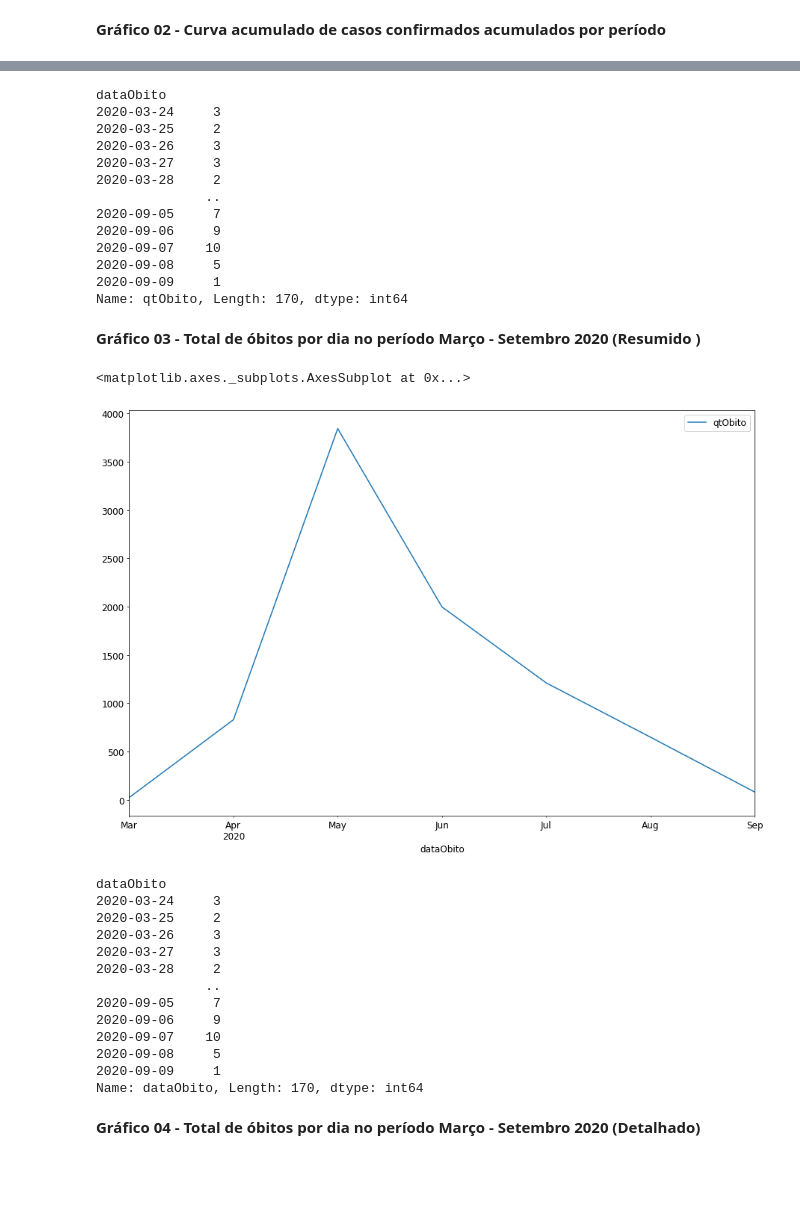
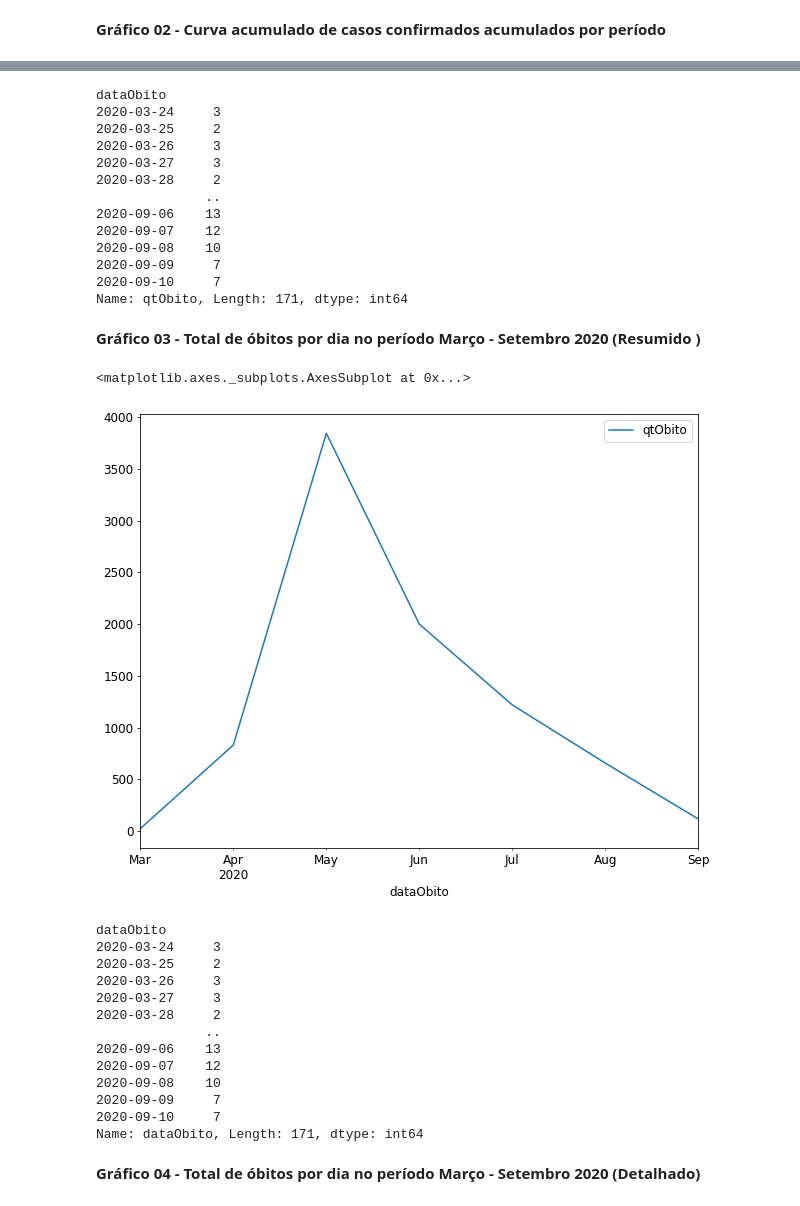
Before and after one commit to ominivac/analise_integraSUS, a Jupyter notebook: Analise_de_dados_do_IntegraSUS.ipynb, the cells around one changed output, grey strips where cells are left out. Saved outputs shown, nothing was run; the diff lists cells and outputs as text; code cells hidden in the pictures; blank space fills up the shorter version.

```diff
--- a/Analise_de_dados_do_IntegraSUS.ipynb
+++ b/Analise_de_dados_do_IntegraSUS.ipynb
@@ -14,7 +14,7 @@ import matplotlib.pyplot as plt
 import matplotlib
 # %%
 import pandas as pd
-df = pd.read_csv("/content/drive/My Drive/IntegraSUS/casos_coronavirus_2020_09_09.csv", low_memory=False)
+df = pd.read_csv("/content/drive/My Drive/IntegraSUS/casos_coronavirus_2020_09_13.csv", low_memory=False)
 
 #quantidade de registros
 df.shape
@@ -85,6 +77,3 @@ df['resultadoFinalExame'].unique().tolist()
-# %%
-# Alterar onde for nan para Não Informado
-df['tipoTesteExame'] = df['tipoTesteExame'].fillna('Não Informado')
 # %% [markdown]
 **Gerar nova coluna para faixa de idade**
 # %%
@@ -161,7 +111,4 @@ df_obitos.sort_values(by="dataObito").head(5)
 # %%
-# Nova coluna para acumulado de óbitos
-#df_obito["acumulado_obito"] = np.nan
-
 # Criar campo para óbitos totais de um mesmo dia
-df_obitos['acumuladoPorDia'] = df_obitos['qtObito'].groupby(df['dataObito']).transform('sum')
-df_obitos.head(3)
+df_obitos['qtdeObitoAcumuladoPorDia'] = df_obitos['qtObito'].groupby(df['dataObito']).transform('sum')
+#df_obitos.head(3)
@@ -275,5 +265,5 @@ plt.show()
 # %%
-group_obito_data = df_obito.groupby('dataObito').qtObito.sum()
+group_obito_data = df_obitos.groupby('dataObito').qtObito.sum()
 group_obito_data
 # %% [output]
 dataObito
@@ -283,25 +273,27 @@ dataObito
 2020-03-27     3
 2020-03-28     2
               ..
-2020-09-05     7
-2020-09-06     9
-2020-09-07    10
-2020-09-08     5
-2020-09-09     1
-Name: qtObito, Length: 170, dtype: int64
+2020-09-06    13
+2020-09-07    12
+2020-09-08    10
+2020-09-09     7
+2020-09-10     7
+Name: qtObito, Length: 171, dtype: int64
 # %%
-# Cálculo para média móvel
-df_obito['mediaMovel'] = df_obito.qtObito.rolling(window=7).mean()
+# Cálculo para média móvel com janela de 7 dias
+df_obitos['mediaMovelObito'] = df_obitos.qtObito.rolling(window=7).mean()
+
+df_confirmados['mediaMovelCasos'] = df_confirmados.qtCasoConfirmadoSemObito.rolling(window=7).mean()
 # %% [markdown]
 **Gráfico 03 - Total de óbitos por dia no período Março - Setembro 2020 (Resumido )**
 # %%
   # agrupar por mes a qtde de obitos e plotar
-df_obito.groupby(pd.Grouper(key='dataObito',freq='M')).agg({'qtObito':'sum'}).plot(figsize=(15, 10))
+df_obitos.groupby(pd.Grouper(key='dataObito',freq='M')).agg({'qtObito':'sum'}).plot(figsize=(10, 8))
 # %% [output]
 <matplotlib.axes._subplots.AxesSubplot at 0x...>
-[figure, old version]
+[figure, new version]
 # %%
-group_acumulado_ob_dia = df_obito.groupby('dataObito')
+group_acumulado_ob_dia = df_obitos.groupby('dataObito')
 group_acumulado_ob_dia['dataObito'].count()
 # %% [output]
 dataObito
@@ -311,12 +303,12 @@ dataObito
 2020-03-27     3
 2020-03-28     2
               ..
-2020-09-05     7
-2020-09-06     9
-2020-09-07    10
-2020-09-08     5
-2020-09-09     1
-Name: dataObito, Length: 170, dtype: int64
+2020-09-06    13
+2020-09-07    12
+2020-09-08    10
+2020-09-09     7
+2020-09-10     7
+Name: dataObito, Length: 171, dtype: int64
 # %% [markdown]
 **Gráfico 04 - Total de óbitos por dia no período Março - Setembro 2020 (Detalhado)**
 # %%
```
Also changed, not shown: parts of 79 cells of this notebook.
